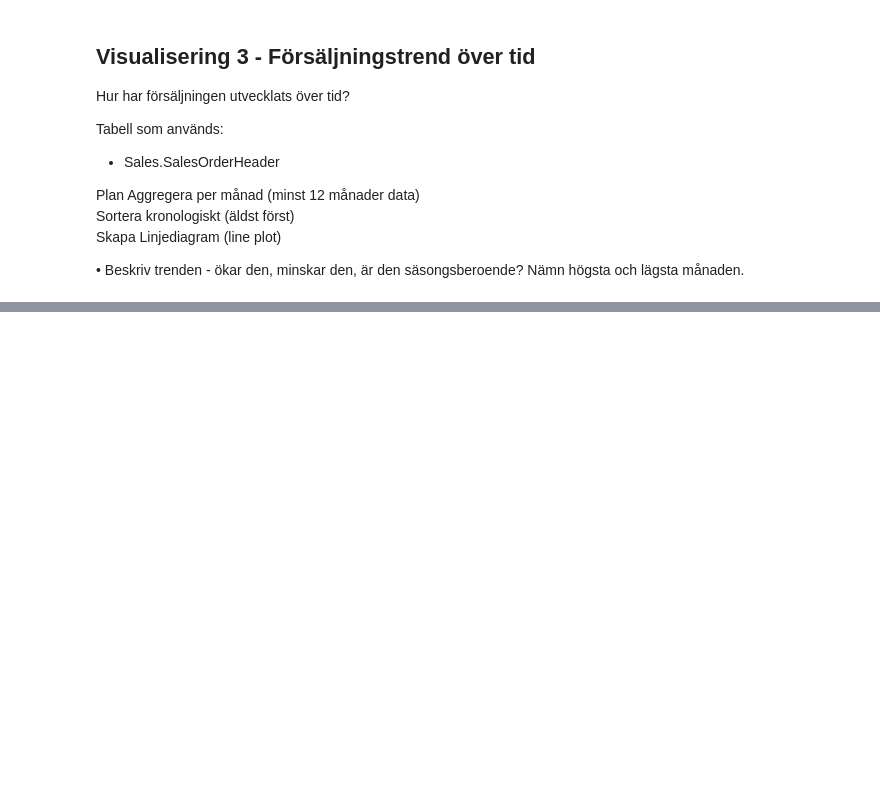
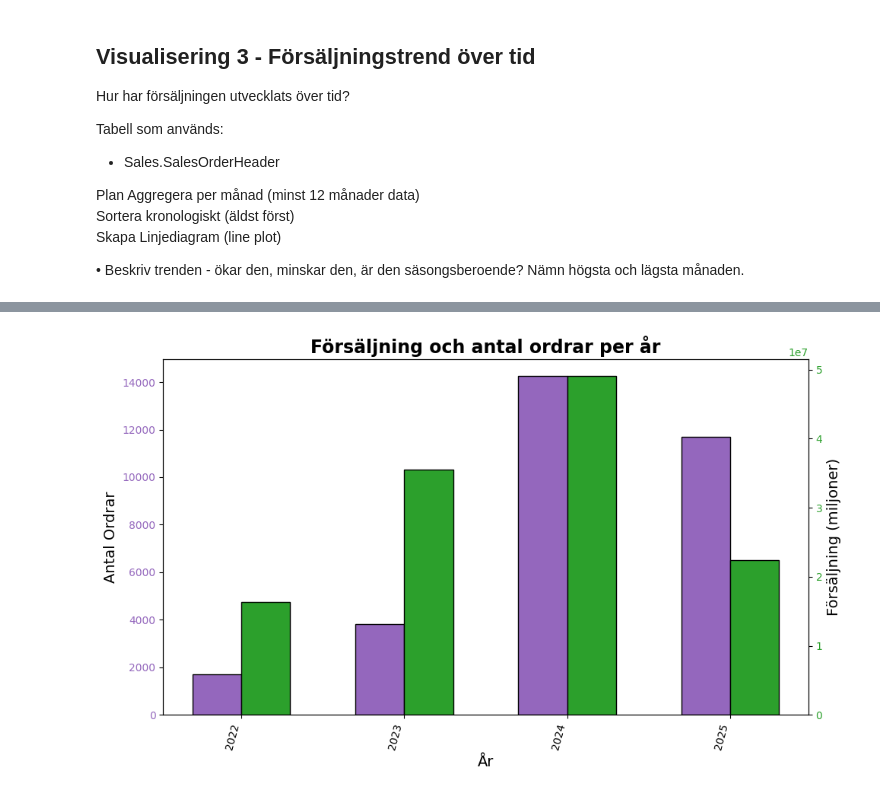
Before and after one commit to MagdalenaPersson/adventureworks-analys, a Jupyter notebook: notebooks/analys.ipynb, the cells around one changed output, grey strips where cells are left out. Cells and saved outputs as stored; diff of their text form; code cells hidden in the pictures; blank space fills up the shorter version.

```diff
--- a/notebooks/analys.ipynb
+++ b/notebooks/analys.ipynb
@@ -202,0 +220,36 @@ Man kan se att försäljningen ökar som mest under sommartid då även högsta
+# %%
+query_vis4 = """
+SELECT
+    YEAR(OrderDate) AS Year,
+    COUNT(SalesOrderID) AS Orders,
+    SUM(TotalDue) AS TotalSales
+FROM Sales.SalesOrderHeader
+GROUP BY YEAR(OrderDate)
+ORDER BY Year ASC
+"""
+
+df_vis4 = query_df(query_vis4)
+
+idx = np.arange(len(df_vis4["Year"]))
+width = 0.3
+
+fig, ax1 = plt.subplots(figsize=(10,6))
+ax2 = ax1.twinx()
+
+bar_orders = ax1.bar(idx - width/2, df_vis4["Orders"], width, label="Antal Ordrar", color="tab:purple", edgecolor="black")
+bar_totalsales = ax2.bar(idx + width/2, df_vis4["TotalSales"], width, label="Försäljning", color="tab:green", edgecolor="black")
+
+
+ax1.set_title("Försäljning och antal ordrar per år", fontsize=17, fontweight="bold")
+ax1.set_xlabel("År", fontsize=14)
+ax1.set_ylabel("Antal Ordrar", fontsize=14)
+ax2.set_ylabel("Försäljning (miljoner)", fontsize=14)
+ax1.set_xticks(idx)
+ax1.set_xticklabels(df_vis4["Year"], rotation=75, ha="right")
+ax1.tick_params(axis="y", labelcolor="tab:purple")
+ax2.tick_params(axis="y", labelcolor="tab:green")
+
+plt.tight_layout()
+plt.show()
+# %% [output]
+[figure, added]
```
Also changed, not shown: parts of 5 cells of this notebook, 2 other files.
